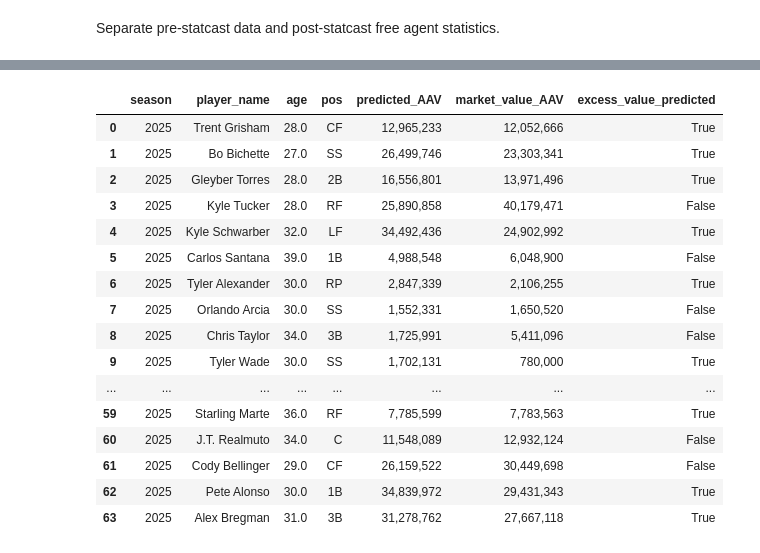
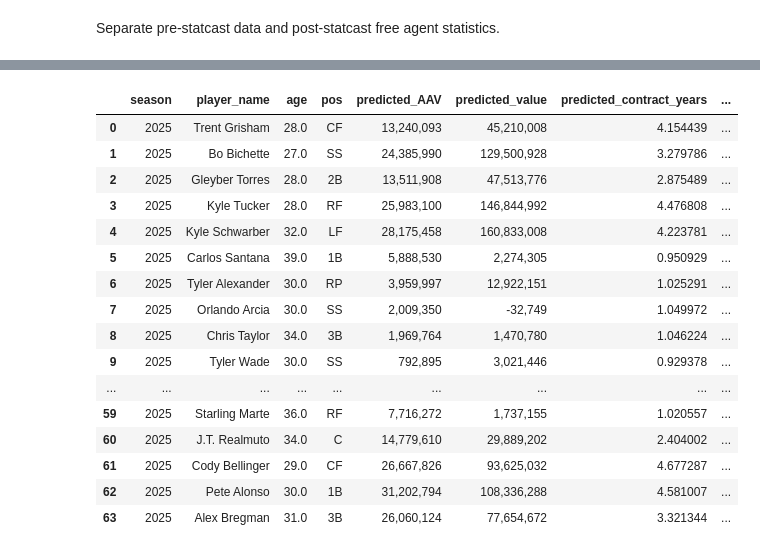
Before and after one commit to ben-gunnels/mlb-data-analysis, a Jupyter notebook: mlb-data-analysis/analysis/batter_salaries_projection.ipynb, the cells around one changed output, grey strips where cells are left out. Drawn from its saved outputs; the diff is of its cells as text; code cells hidden in the pictures.

Commit message:
Created shiny display for batter free agent analysis

```diff
--- a/mlb-data-analysis/analysis/batter_salaries_projection.ipynb
+++ b/mlb-data-analysis/analysis/batter_salaries_projection.ipynb
@@ -48,7 +42,9 @@ Gathering player lookup table. This may take a moment.
 # %% [markdown]
 ### Utils and Consts
 # %%
-FREE_AGENCY_2026_PATH = r"C:\Users\bengu\Documents\mlb-data-analysis\mlb-data-analysis\data\free_agents\2026 MLB Free Agents w Market Value.csv"
+from pathlib import Path
+
+FREE_AGENCY_2026_PATH = Path(os.getenv("MLB_FREE_AGENTS_2026"))
 # %%
 def _filter_and_rename(df: pd.DataFrame, rename_map: dict):
     df = df[list(rename_map.keys())].rename(columns=rename_map)
@@ -286,14 +287,19 @@ from sklearn.pipeline import Pipeline
 from sklearn.preprocessing import OneHotEncoder, StandardScaler
 from xgboost import XGBRegressor
 
+from sklearn.model_selection import train_test_split
+from sklearn.metrics import mean_absolute_error, mean_squared_error, r2_score
+import numpy as np
+
 exclude_cols = ["player_name", "fg_id", "fa_team", "contract_years", "next_team", "value", "AAV"]
 categorical_cols = ["team", "pos"]
 numeric_cols = [
-    col for col in pre_statcast_free_agency.columns
-    if col not in exclude_cols and col not in categorical_cols
+    col for col in statcast_free_agency.columns
+    if col not in exclude_cols
+    and col not in categorical_cols
 ]
 
-pre_statcast_pre = ColumnTransformer([
+statcast_pre = ColumnTransformer([
     # 1. Base numeric: impute + scale
     (
         "numeric",
@@ -311,8 +317,3 @@ pre_statcast_pre = ColumnTransformer([
         categorical_cols,
     )
 ])
-
-model = Pipeline([
-    ("pre", pre_statcast_pre),
-    ("est", XGBRegressor(n_estimators=800, max_depth=6)),
-])
@@ -419,47 +392,64 @@ free_agency_2026 = free_agency_2026.dropna(subset="fg_id").reset_index(drop=True
 # %%
 X_test = free_agency_2026.drop(exclude_cols, axis=1)
-y_pred = model.predict(X_test)
 
-free_agency_2026["predicted_AAV"] = y_pred
+# Predict on the targets
+for target in targets:
+    # Retrieve the model
+    model = models[target]
+    y_pred = model.predict(X_test)
+
+    free_agency_2026[f"predicted_{target}"] = y_pred
 
 free_agency_predicted_values_2026 = pd.read_csv(FREE_AGENCY_2026_PATH)
+free_agency_predicted_values_2026 = free_agency_predicted_values_2026[["player_name", "market_value_AAV"]]
 
-free_agency_2026_display = free_agency_2026[["season", "player_name", "age", "pos", "predicted_AAV"]]
-free_agency_2026_display = free_agency_2026_display.merge(free_agency_predicted_values_2026, how="left", on="player_name")
+free_agency_2026_display = free_agency_2026[
+    [
+     "season",
+     "player_name",
+     "age",
+     "pos",
+     "predicted_AAV",
+     "predicted_value",
+     "predicted_contract_years"
+    ]
+]
+
+free_agency_2026_display = free_agency_2026_display.merge(
+    free_agency_predicted_values_2026,
+    how="left",
+    on="player_name"
+)
 
 free_agency_2026_display["excess_value_predicted"] = (
     (free_agency_2026_display["predicted_AAV"] - free_agency_2026_display["market_value_AAV"])
     .apply(lambda x: x > 0)
 )
 
-free_agency_2026_display["predicted_AAV"] = (
-    free_agency_2026_display["predicted_AAV"]
-    .apply(lambda x: f"{x:,.0f}")
-)
-
-free_agency_2026_display["market_value_AAV"] = (
-    free_agency_2026_display["market_value_AAV"]
-    .apply(lambda x: f"{x:,.0f}")
-)
+for col in ["predicted_AAV", "market_value_AAV", "predicted_value"]:
+    free_agency_2026_display[col] = (
+        free_agency_2026_display[col]
+        .apply(lambda x: f"{x:,.0f}")
+    )
 
 pd.set_option('display.max_rows', None)
 
 free_agency_2026_display
 # %% [output]
-|  | season | player_name | age | pos | predicted_AAV | market_value_AAV | excess_value_predicted |
-| 0 | 2025 | Trent Grisham | 28.0 | CF | 12,965,233 | 12,052,666 | True |
-| 1 | 2025 | Bo Bichette | 27.0 | SS | 26,499,746 | 23,303,341 | True |
-| 2 | 2025 | Gleyber Torres | 28.0 | 2B | 16,556,801 | 13,971,496 | True |
-| 3 | 2025 | Kyle Tucker | 28.0 | RF | 25,890,858 | 40,179,471 | False |
-| 4 | 2025 | Kyle Schwarber | 32.0 | LF | 34,492,436 | 24,902,992 | True |
-| 5 | 2025 | Carlos Santana | 39.0 | 1B | 4,988,548 | 6,048,900 | False |
-| 6 | 2025 | Tyler Alexander | 30.0 | RP | 2,847,339 | 2,106,255 | True |
-| 7 | 2025 | Orlando Arcia | 30.0 | SS | 1,552,331 | 1,650,520 | False |
-| 8 | 2025 | Chris Taylor | 34.0 | 3B | 1,725,991 | 5,411,096 | False |
-| 9 | 2025 | Tyler Wade | 30.0 | SS | 1,702,131 | 780,000 | True |
-| ... | ... | ... | ... | ... | ... | ... | ... |
-| 59 | 2025 | Starling Marte | 36.0 | RF | 7,785,599 | 7,783,563 | True |
-| 60 | 2025 | J.T. Realmuto | 34.0 | C | 11,548,089 | 12,932,124 | False |
-| 61 | 2025 | Cody Bellinger | 29.0 | CF | 26,159,522 | 30,449,698 | False |
-| 62 | 2025 | Pete Alonso | 30.0 | 1B | 34,839,972 | 29,431,343 | True |
-| 63 | 2025 | Alex Bregman | 31.0 | 3B | 31,278,762 | 27,667,118 | True |
+|  | season | player_name | age | pos | predicted_AAV | predicted_value | predicted_contract_years | ... |
+| 0 | 2025 | Trent Grisham | 28.0 | CF | 13,240,093 | 45,210,008 | 4.154439 | ... |
+| 1 | 2025 | Bo Bichette | 27.0 | SS | 24,385,990 | 129,500,928 | 3.279786 | ... |
+| 2 | 2025 | Gleyber Torres | 28.0 | 2B | 13,511,908 | 47,513,776 | 2.875489 | ... |
+| 3 | 2025 | Kyle Tucker | 28.0 | RF | 25,983,100 | 146,844,992 | 4.476808 | ... |
+| 4 | 2025 | Kyle Schwarber | 32.0 | LF | 28,175,458 | 160,833,008 | 4.223781 | ... |
+| 5 | 2025 | Carlos Santana | 39.0 | 1B | 5,888,530 | 2,274,305 | 0.950929 | ... |
+| 6 | 2025 | Tyler Alexander | 30.0 | RP | 3,959,997 | 12,922,151 | 1.025291 | ... |
+| 7 | 2025 | Orlando Arcia | 30.0 | SS | 2,009,350 | -32,749 | 1.049972 | ... |
+| 8 | 2025 | Chris Taylor | 34.0 | 3B | 1,969,764 | 1,470,780 | 1.046224 | ... |
+| 9 | 2025 | Tyler Wade | 30.0 | SS | 792,895 | 3,021,446 | 0.929378 | ... |
+| ... | ... | ... | ... | ... | ... | ... | ... | ... |
+| 59 | 2025 | Starling Marte | 36.0 | RF | 7,716,272 | 1,737,155 | 1.020557 | ... |
+| 60 | 2025 | J.T. Realmuto | 34.0 | C | 14,779,610 | 29,889,202 | 2.404002 | ... |
+| 61 | 2025 | Cody Bellinger | 29.0 | CF | 26,667,826 | 93,625,032 | 4.677287 | ... |
+| 62 | 2025 | Pete Alonso | 30.0 | 1B | 31,202,794 | 108,336,288 | 4.581007 | ... |
+| 63 | 2025 | Alex Bregman | 31.0 | 3B | 26,060,124 | 77,654,672 | 3.321344 | ... |
```
Also changed, not shown: parts of 8 cells of this notebook, 2 other files.
